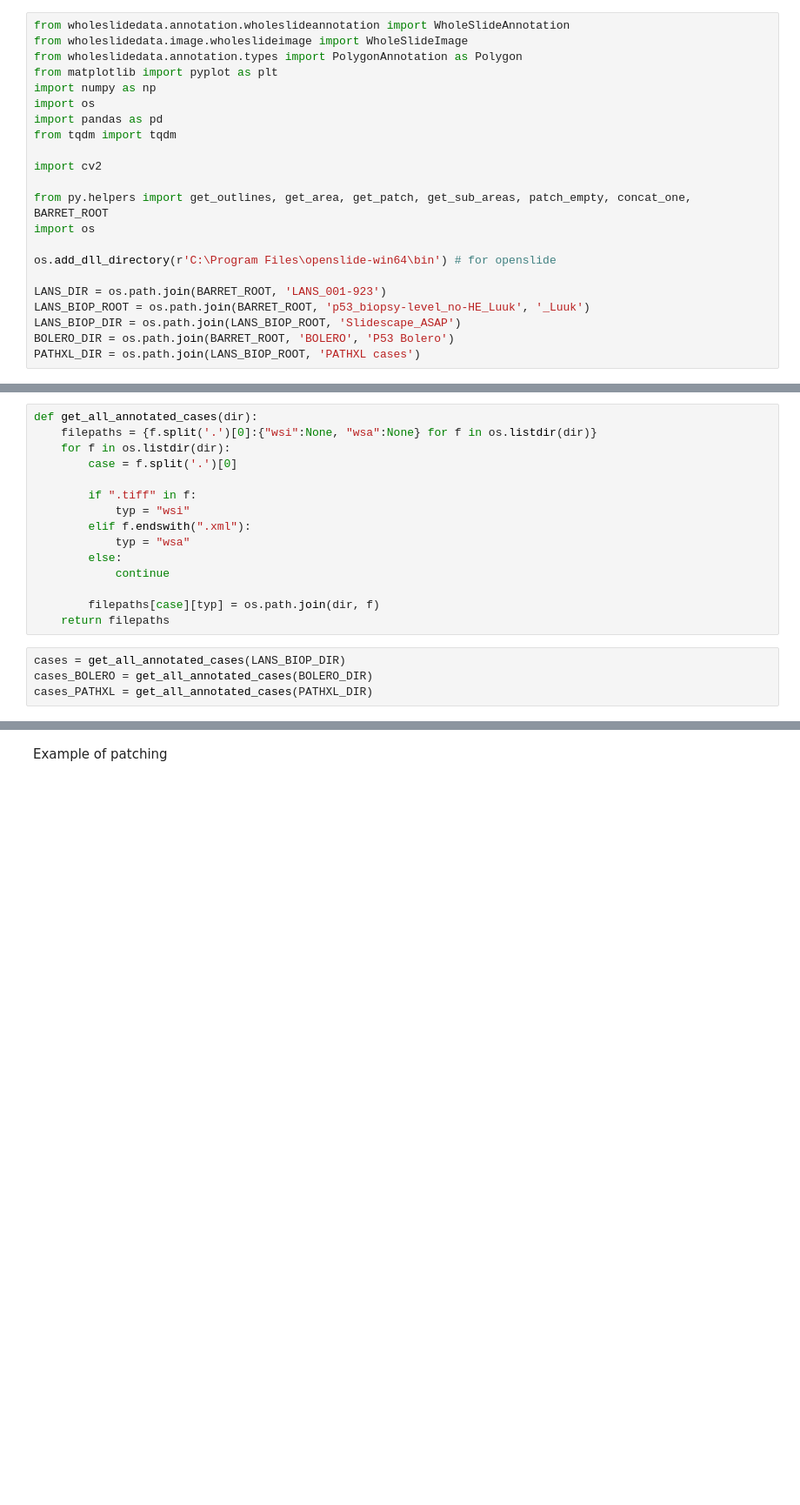
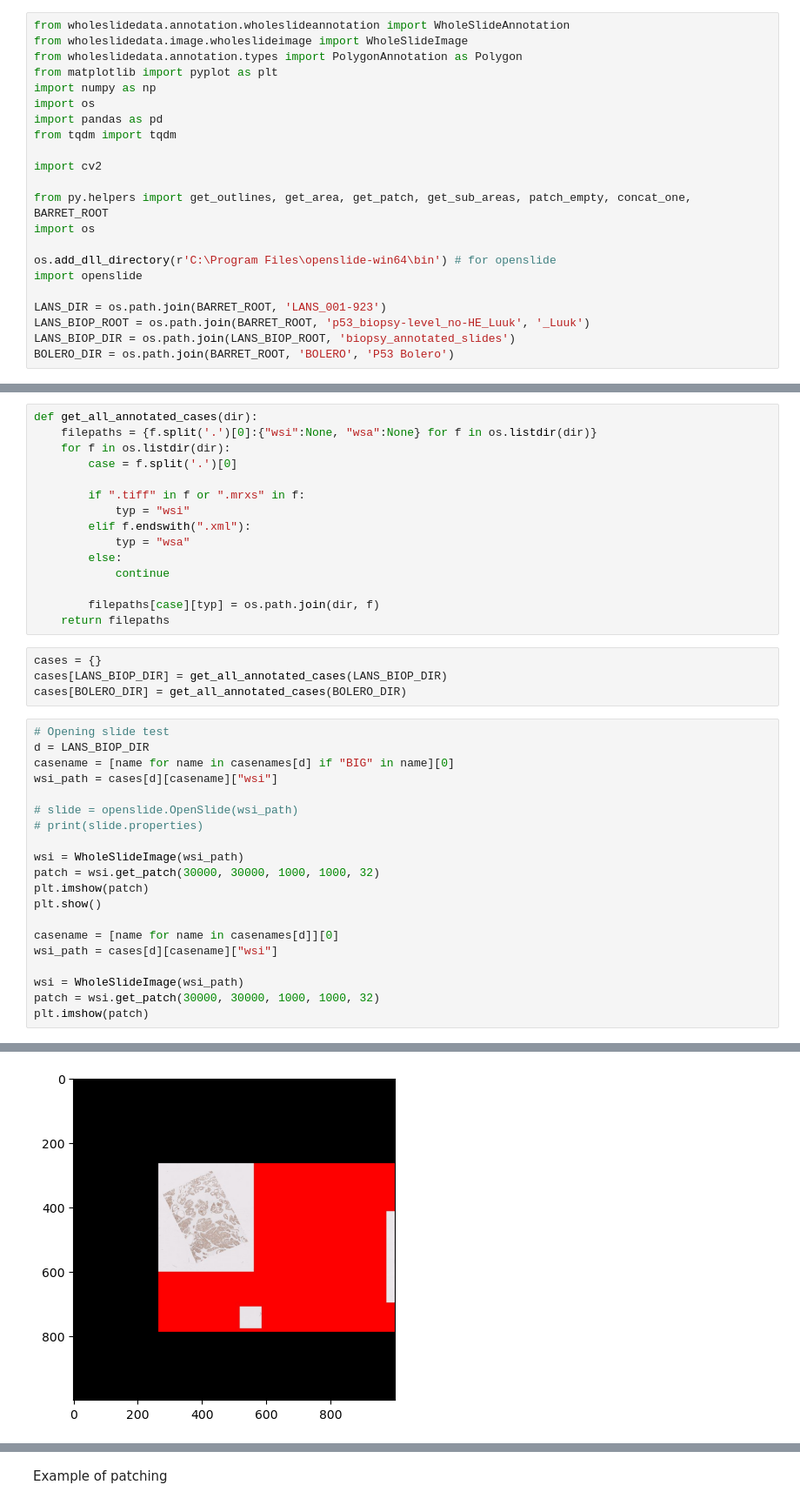
Before and after one commit to ObviouslyLuuk/wsi_manipulation, a Jupyter notebook: analyze_files.ipynb, the cells around one changed output, grey strips where cells are left out. Shown at 87% size. Saved outputs shown, nothing was run; the diff lists cells and outputs as text; blank space fills up the shorter version.

```diff
--- a/analyze_files.ipynb
+++ b/analyze_files.ipynb
@@ -14,10 +14,10 @@ from py.helpers import get_outlines, get_area, get_patch, get_sub_areas, patch_e
 import os
 
 os.add_dll_directory(r'C:\Program Files\openslide-win64\bin') # for openslide
+import openslide
 
 LANS_DIR = os.path.join(BARRET_ROOT, 'LANS_001-923')
 LANS_BIOP_ROOT = os.path.join(BARRET_ROOT, 'p53_biopsy-level_no-HE_Luuk', '_Luuk')
-LANS_BIOP_DIR = os.path.join(LANS_BIOP_ROOT, 'Slidescape_ASAP')
+LANS_BIOP_DIR = os.path.join(LANS_BIOP_ROOT, 'biopsy_annotated_slides')
 BOLERO_DIR = os.path.join(BARRET_ROOT, 'BOLERO', 'P53 Bolero')
-PATHXL_DIR = os.path.join(LANS_BIOP_ROOT, 'PATHXL cases')
 # %%
@@ -70,7 +62,7 @@ def get_all_annotated_cases(dir):
     for f in os.listdir(dir):
         case = f.split('.')[0]
 
-        if ".tiff" in f:
+        if ".tiff" in f or ".mrxs" in f:
             typ = "wsi"
         elif f.endswith(".xml"):
             typ = "wsa"
@@ -80,6 +72,27 @@ def get_all_annotated_cases(dir):
         filepaths[case][typ] = os.path.join(dir, f)
     return filepaths
 # %%
-cases = get_all_annotated_cases(LANS_BIOP_DIR)
-cases_BOLERO = get_all_annotated_cases(BOLERO_DIR)
-cases_PATHXL = get_all_annotated_cases(PATHXL_DIR)
+cases = {}
+cases[LANS_BIOP_DIR] = get_all_annotated_cases(LANS_BIOP_DIR)
+cases[BOLERO_DIR] = get_all_annotated_cases(BOLERO_DIR)
+# %%
+# Opening slide test
+d = LANS_BIOP_DIR
+casename = [name for name in casenames[d] if "BIG" in name][0]
+wsi_path = cases[d][casename]["wsi"]
+
+# slide = openslide.OpenSlide(wsi_path)
+# print(slide.properties)
+
+wsi = WholeSlideImage(wsi_path)
+patch = wsi.get_patch(30000, 30000, 1000, 1000, 32)
+plt.imshow(patch)
+plt.show()
+
+casename = [name for name in casenames[d]][0]
+wsi_path = cases[d][casename]["wsi"]
+
+wsi = WholeSlideImage(wsi_path)
+patch = wsi.get_patch(30000, 30000, 1000, 1000, 32)
+plt.imshow(patch)
+# %% [output]
@@ -85,0 +100 @@ cases_PATHXL = get_all_annotated_cases(PATHXL_DIR)
+[figure, added]
```
Also changed, not shown: parts of 23 cells of this notebook, 3 other files.
